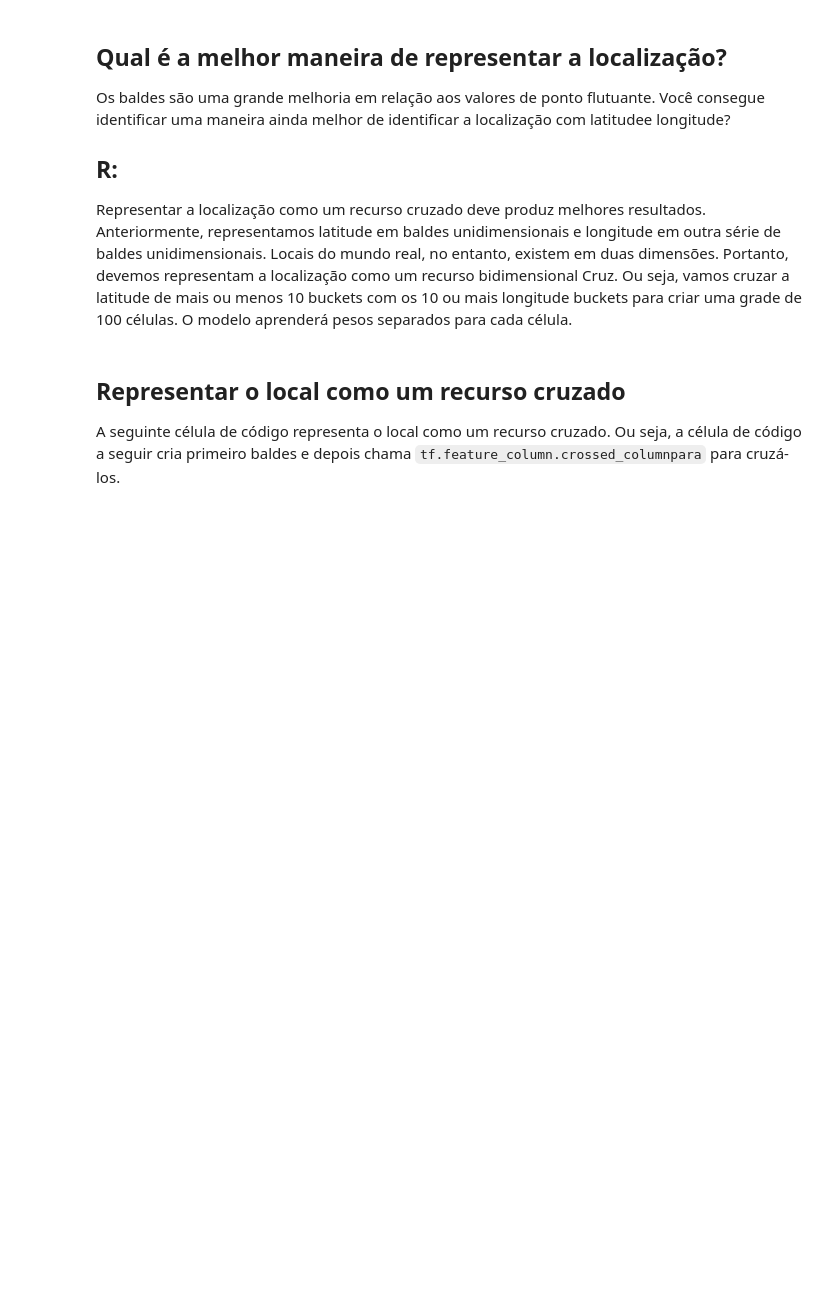
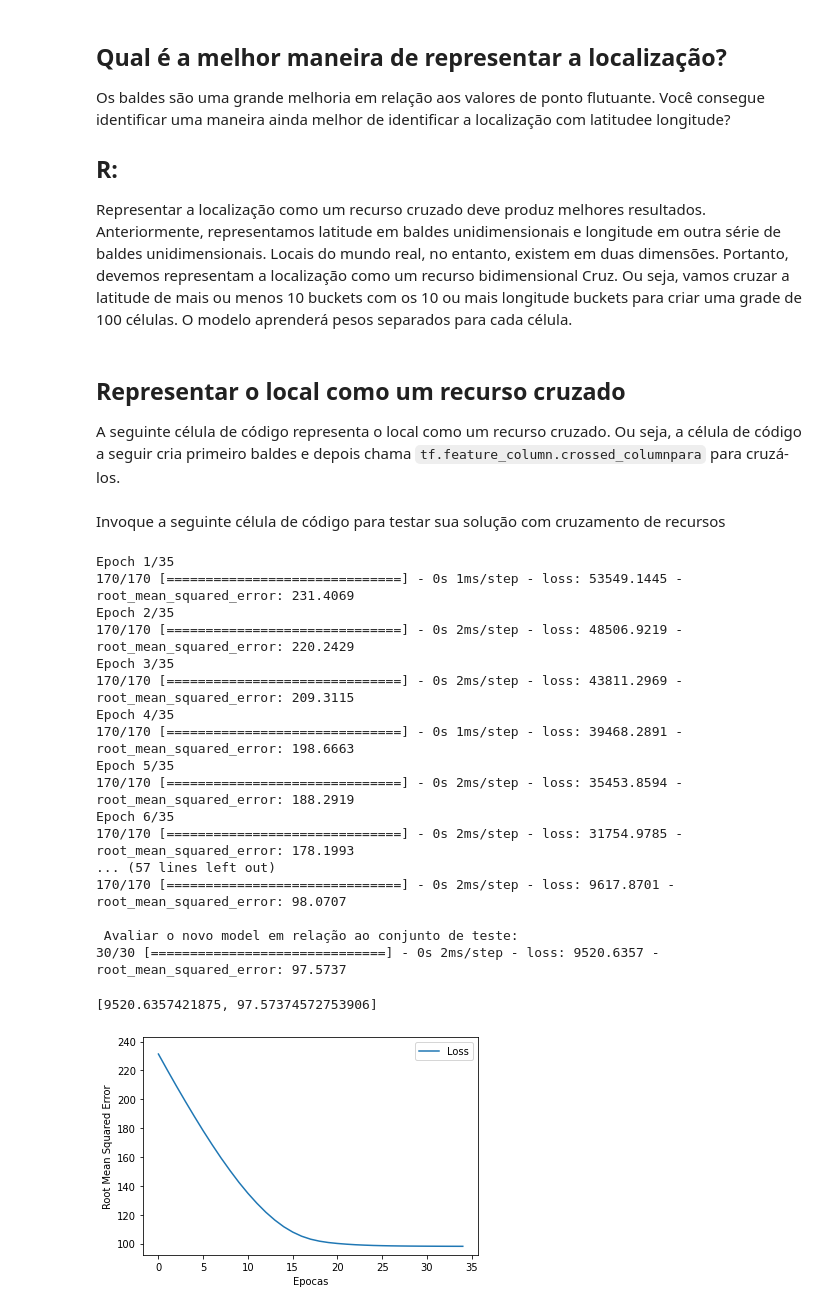
Before and after one commit to julianox5/Aprendizado-Programacao-Curso-Machine-Learning-do-GoogleDevelopers, a Jupyter notebook: 06_Representação_com_Cruzamento_de_Recursos.ipynb, the cells around one changed output. Cells and saved outputs as stored; diff of their text form; code cells hidden in the pictures; blank space fills up the shorter version.

```diff
--- a/06_Representação_com_Cruzamento_de_Recursos.ipynb
+++ b/06_Representação_com_Cruzamento_de_Recursos.ipynb
@@ -304,9 +304,9 @@ latitude_col_numeric = tf.feature_column.numeric_column("latitude")
 latitude_limites    = list(np.arange(int(min(treina_df["latitude"])),
                                      int(max(treina_df["latitude"])),
                                      resolucao_graus))
-latitude = tf.feature_column.bucketized_column(latitude_col_numeric, latitude_limites)
-
-coluna_recursos.append(latitude) #--------------------------------------- O
+latitude = tf.feature_column.bucketized_column(latitude_col_numeric,
+                                               latitude_limites)
+#------------------------------------------------------------------------ O
 
 #Criar uma coluna de recurso de bucket (balde) para longitude ----------- 1
 longitude_col_numeric = tf.feature_column.numeric_column("longitude")
@@ -317,13 +317,51 @@ longitude_limites    = list(np.arange(int(min(treina_df["longitude"])),
 
 longitude = tf.feature_column.bucketized_column(longitude_col_numeric,
                                                longitude_limites)
-
-coluna_recursos.append(longitude) #--------------------------------------- O
+#------------------------------------------------------------------------ O
 
 # Criar um recurso cruzado de latitude e longitude
-latitude_x_logitude
+latitude_x_longitude = tf.feature_column.crossed_column([latitude, longitude],
+                                                        hash_bucket_size=100)
+recurso_cruzado = tf.feature_column.indicator_column(latitude_x_longitude)
 
-
+coluna_recursos.append(recurso_cruzado)
 # Converter a lista de colunas de recursos em uma camada
 # que acabará se tornando parte do modelo.
-camada_bucket_recursos = layers.DenseFeatures(coluna_recursos)
+camada_bucket_recurso_cruzado = layers.DenseFeatures(coluna_recursos)
+# %% [markdown]
+Invoque a seguinte célula de código para testar sua solução com cruzamento de recursos
+# %%
+taxa_aprendizado = 0.04
+epochs = 35
+
+# Contrua o modelo, mas desta vez passa camada_bucket_recurso_cruzado
+meu_modelo = criar_modelo(taxa_aprendizado, camada_bucket_recurso_cruzado)
+
+# Treinar o modelo no conjunto de treinamento
+epochs, rmse = treinar_modelo(meu_modelo, treina_df, epochs, tam_lote, nome_label)
+
+# gráfico curva de perda
+plot_curva_perda(epochs, rmse)
+
+print("\n Avaliar o novo model em relação ao conjunto de teste: ")
+meu_modelo.evaluate(x=teste_recursos, y=teste_rotulo, batch_size=tam_lote)
+# %% [output]
+Epoch 1/35
+170/170 [==============================] - 0s 1ms/step - loss: 53549.1445 - root_mean_squared_error: 231.4069
+Epoch 2/35
+170/170 [==============================] - 0s 2ms/step - loss: 48506.9219 - root_mean_squared_error: 220.2429
+Epoch 3/35
+170/170 [==============================] - 0s 2ms/step - loss: 43811.2969 - root_mean_squared_error: 209.3115
+Epoch 4/35
+170/170 [==============================] - 0s 1ms/step - loss: 39468.2891 - root_mean_squared_error: 198.6663
+Epoch 5/35
+170/170 [==============================] - 0s 2ms/step - loss: 35453.8594 - root_mean_squared_error: 188.2919
+Epoch 6/35
+170/170 [==============================] - 0s 2ms/step - loss: 31754.9785 - root_mean_squared_error: 178.1993
+... (57 lines left out)
+170/170 [==============================] - 0s 2ms/step - loss: 9617.8701 - root_mean_squared_error: 98.0707
+
+ Avaliar o novo model em relação ao conjunto de teste:
+30/30 [==============================] - 0s 2ms/step - loss: 9520.6357 - root_mean_squared_error: 97.5737
+[9520.6357421875, 97.57374572753906]
+[figure, added]
```
Also changed, not shown: parts of 3 cells of this notebook.
